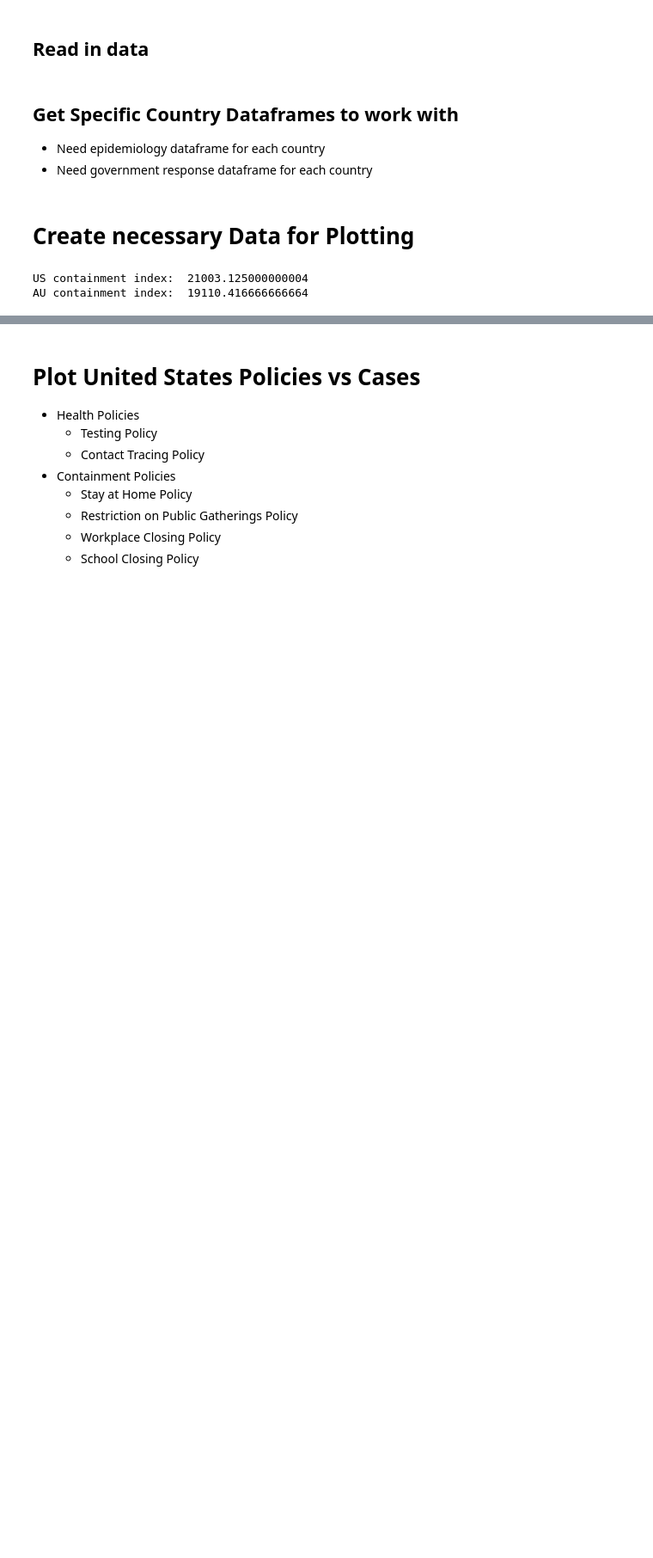
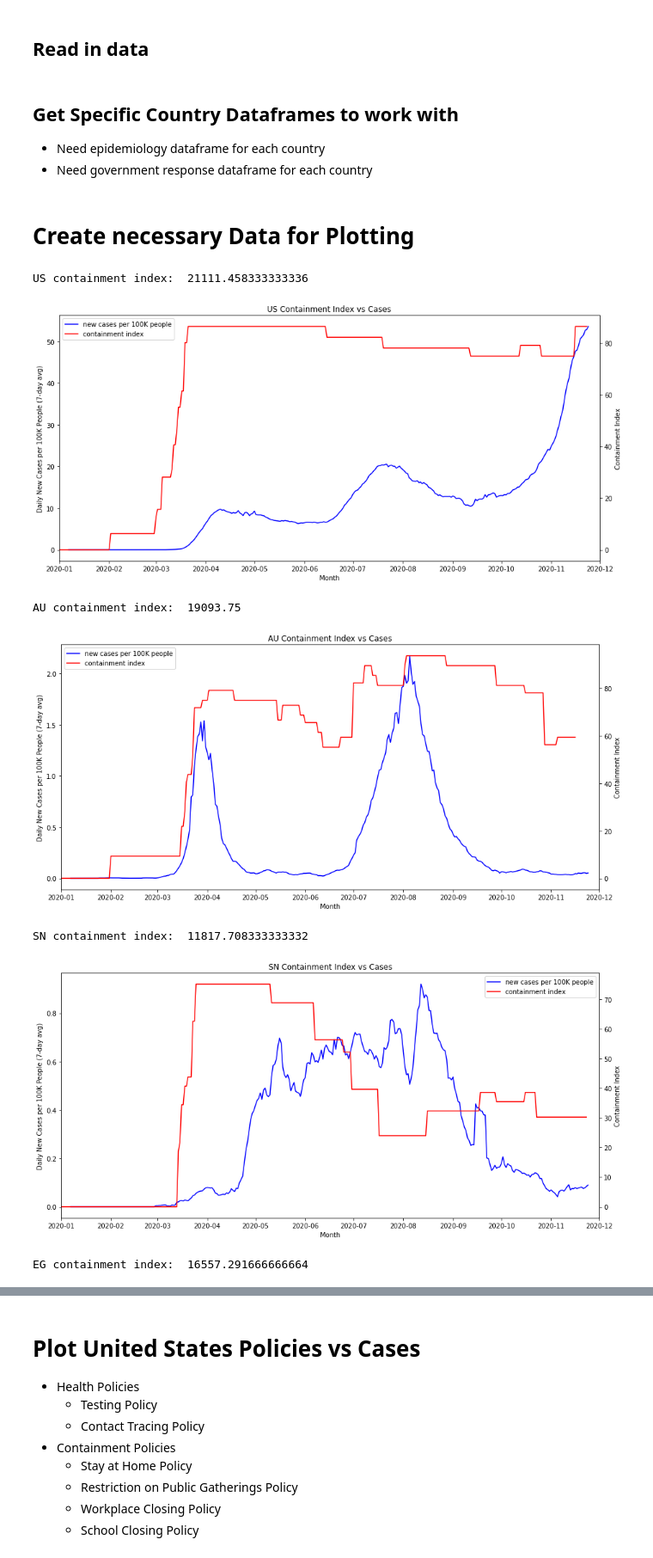
Before and after one commit to UCSD-ECE143-2020FALL-TEAM24/CovidPolicyAnalysis, a Jupyter notebook: ECE 143 COVID-19 Government Policy Analysis.ipynb, the cells around one changed output, grey strips where cells are left out. Shown at 86% size. Drawn from its saved outputs; the diff is of its cells as text; code cells hidden in the pictures; blank space fills up the shorter version.

```diff
--- a/ECE 143 COVID-19 Government Policy Analysis.ipynb
+++ b/ECE 143 COVID-19 Government Policy Analysis.ipynb
@@ -209,17 +232,29 @@ def plot_containment_policies(epi_data, gr_data, demo_data, country):
 # %%
 def containment_index(epi_data, gr_data, demo_data, country, plot=False):
     C1 = gr_data['school_closing']/3
+    #display(max(C1))
     C2 = gr_data['workplace_closing']/3
-    C3 = gr_data['cancel_public_events']/3
-    C4 = gr_data['restrictions_on_gatherings']/3
+    #display(max(C2))
+    C3 = gr_data['cancel_public_events']/2
+    #display(max(C3))
+    C4 = gr_data['restrictions_on_gatherings']/4
+    #display(max(C4))
     C5 = gr_data['public_transport_closing']/2
+    #display(max(C5))
     C6 = gr_data['stay_at_home_requirements']/3
+    #display(max(C6))
     C7 = gr_data['restrictions_on_internal_movement']/2
+    #display(max(C7))
     C8 = gr_data['international_travel_controls']/4
+    #display(max(C8))
 
-    gr_data['contain_policy_avg'] = (C1 + C2 + C3 + C4 + C5 + C6 + C7 + C8)/8*100
+    gr_data['contain_policy_avg'] = ((C1 + C2 + C3 + C4 + C5 + C6 + C7 + C8) / 8 ) * 100
+    #gr_data['contain_policy_avg'] /= (demo_data['population'].values[0] / 100000)
+    #display(max((C1 + C2 + C3 + C4 + C5 + C6 + C7 + C8)))
+
     gr_containment_idx = gr_data['contain_policy_avg'].sum()
     print(country, 'containment index: ', gr_containment_idx)
+    #display(max(gr_data['contain_policy_avg']))
 
     if plot == True:
         case_rate_100K = epi_data['rolling_cases']/demo_data['population'].values[0]*100000
@@ -248,10 +283,29 @@ def containment_index(epi_data, gr_data, demo_data, country, plot=False):
         ax.set_xlim([dt.date(2020, 1, 1), dt.date(2020, 12, 1)])
         plt.legend(handles,labels)
         plt.show()
-    return gr_data
+    return gr_data, gr_containment_idx
-# %%
-us_gr_df = containment_index(us_epi_df, us_gr_df, us_demo_df, 'US', plot=False)
-au_gr_df = containment_index(au_epi_df, au_gr_df, au_demo_df, 'AU', plot=False)
-# %% [output]
-US containment index:  21003.125000000004
-AU containment index:  19110.416666666664
+# %%
+us_gr_df, us_cont_idx = containment_index(us_epi_df, us_gr_df, us_demo_df, 'US', plot=True)
+au_gr_df, au_cont_idx = containment_index(au_epi_df, au_gr_df, au_demo_df, 'AU', plot=True)
+sn_gr_df, sn_cont_idx = containment_index(sn_epi_df, sn_gr_df, sn_demo_df, 'SN', plot=True)
+eg_gr_df, eg_cont_idx = containment_index(eg_epi_df, eg_gr_df, eg_demo_df, 'EG', plot=True)
+cn_gr_df, cn_cont_idx = containment_index(cn_epi_df, cn_gr_df, cn_demo_df, 'CN', plot=True)
+
+ru_gr_df, ru_cont_idx = containment_index(ru_epi_df, ru_gr_df, ru_demo_df, 'RU', plot=True)
+ca_gr_df, ca_cont_idx = containment_index(ca_epi_df, ca_gr_df, ca_demo_df, 'CA', plot=True)
+th_gr_df, th_cont_idx = containment_index(th_epi_df, th_gr_df, th_demo_df, 'TH', plot=True)
+br_gr_df, br_cont_idx = containment_index(br_epi_df, br_gr_df, br_demo_df, 'BR', plot=True)
+sg_gr_df, sg_cont_idx = containment_index(sg_epi_df, sg_gr_df, sg_demo_df, 'SG', plot=True)
+nz_gr_df, nz_cont_idx = containment_index(nz_epi_df, nz_gr_df, nz_demo_df, 'NZ', plot=True)
+il_gr_df, il_cont_idx = containment_index(il_epi_df, il_gr_df, il_demo_df, 'IL', plot=True)
+ph_gr_df, ph_cont_idx = containment_index(ph_epi_df, ph_gr_df, ph_demo_df, 'PH', plot=True)
+gb_gr_df, gb_cont_idx = containment_index(gb_epi_df, gb_gr_df, gb_demo_df, 'GB', plot=True)
+de_gr_df, de_cont_idx = containment_index(de_epi_df, de_gr_df, de_demo_df, 'DE', plot=True)
+# %% [output]
+US containment index:  21111.458333333336
+[figure, added]
+AU containment index:  19093.75
+[figure, added]
+SN containment index:  11817.708333333332
+[figure, added]
+EG containment index:  16557.291666666664
```
Also changed, not shown: parts of 2 cells of this notebook.
